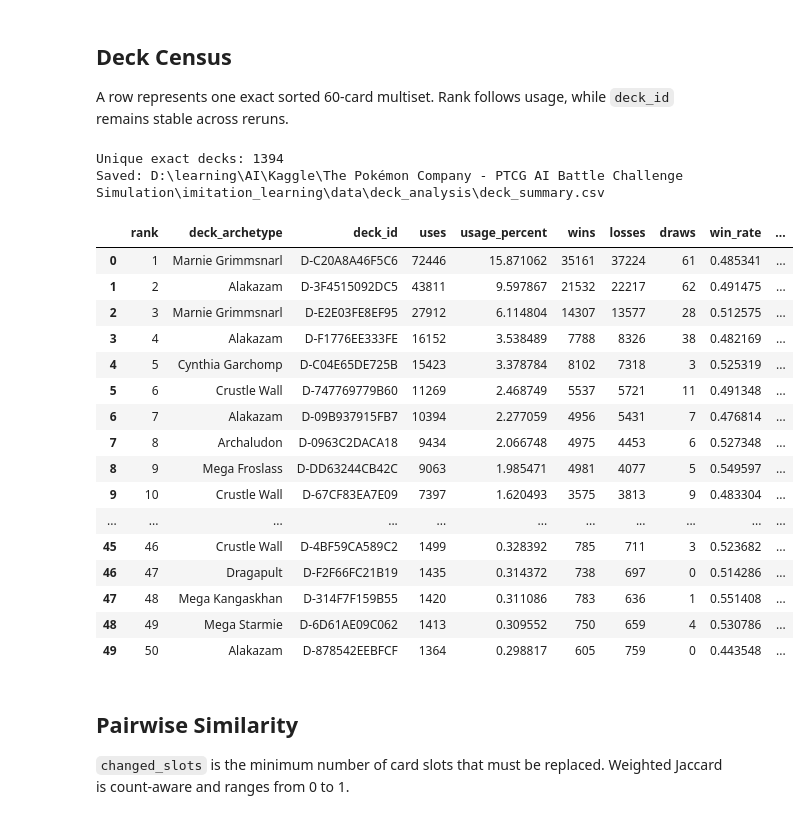
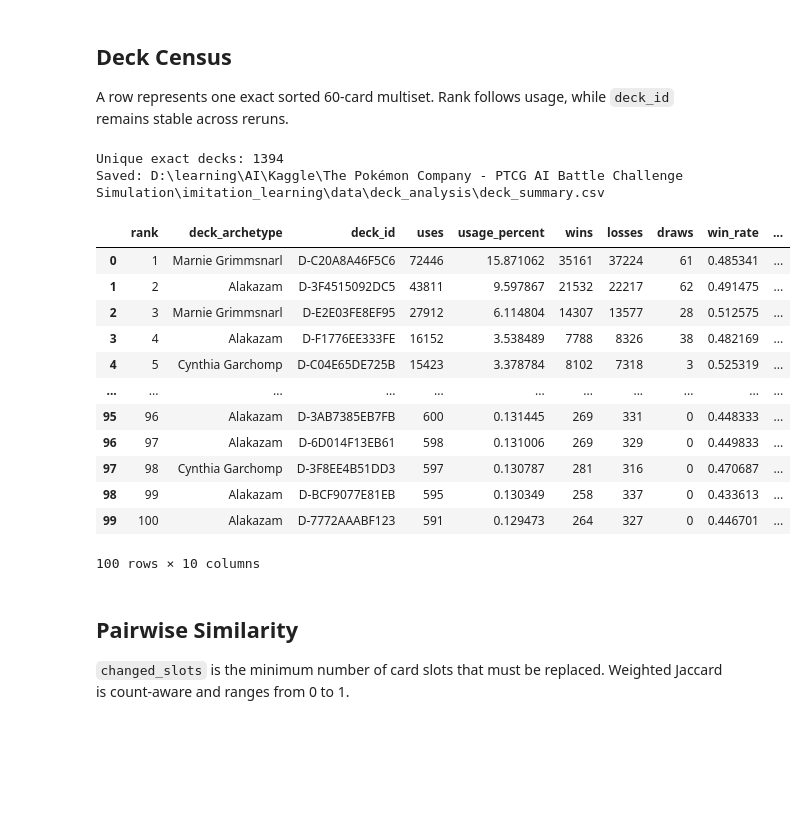
Before and after one commit to Forrest-xlz/PTCG-kaggle, a Jupyter notebook: imitation_learning/deck/deck_eda.ipynb, the cells around one changed output. Saved outputs shown, nothing was run; the diff lists cells and outputs as text; code cells hidden in the pictures; blank space fills up the shorter version.

```diff
--- a/imitation_learning/deck/deck_eda.ipynb
+++ b/imitation_learning/deck/deck_eda.ipynb
@@ -103,36 +103,32 @@ A row represents one exact sorted 60-card multiset. Rank follows usage, while `d
 # %%
 deck_summary = build_deck_census(deck_facts, catalog)
 OUTPUT_DIR.mkdir(parents=True, exist_ok=True)
 summary_path = OUTPUT_DIR / 'deck_summary.csv'
 deck_summary.to_csv(summary_path, index=False, encoding='utf-8-sig')
 
 print('Unique exact decks:', len(deck_summary))
 print('Saved:', summary_path)
 display(
     deck_summary[
         ['rank', 'deck_archetype', 'deck_id', 'uses', 'usage_percent', 'wins', 'losses', 'draws', 'win_rate', 'unique_opponent_decks']
-    ].head(50)
+    ].head(100)
 )
 # %% [output]
 Unique exact decks: 1394
 Saved: D:\learning\AI\Kaggle\The Pokémon Company - PTCG AI Battle Challenge Simulation\imitation_learning\data\deck_analysis\deck_summary.csv
 |  | rank | deck_archetype | deck_id | uses | usage_percent | wins | losses | draws | win_rate | ... |
 | 0 | 1 | Marnie Grimmsnarl | D-C20A8A46F5C6 | 72446 | 15.871062 | 35161 | 37224 | 61 | 0.485341 | ... |
 | 1 | 2 | Alakazam | D-3F4515092DC5 | 43811 | 9.597867 | 21532 | 22217 | 62 | 0.491475 | ... |
 | 2 | 3 | Marnie Grimmsnarl | D-E2E03FE8EF95 | 27912 | 6.114804 | 14307 | 13577 | 28 | 0.512575 | ... |
 | 3 | 4 | Alakazam | D-F1776EE333FE | 16152 | 3.538489 | 7788 | 8326 | 38 | 0.482169 | ... |
 | 4 | 5 | Cynthia Garchomp | D-C04E65DE725B | 15423 | 3.378784 | 8102 | 7318 | 3 | 0.525319 | ... |
-| 5 | 6 | Crustle Wall | D-747769779B60 | 11269 | 2.468749 | 5537 | 5721 | 11 | 0.491348 | ... |
-| 6 | 7 | Alakazam | D-09B937915FB7 | 10394 | 2.277059 | 4956 | 5431 | 7 | 0.476814 | ... |
-| 7 | 8 | Archaludon | D-0963C2DACA18 | 9434 | 2.066748 | 4975 | 4453 | 6 | 0.527348 | ... |
-| 8 | 9 | Mega Froslass | D-DD63244CB42C | 9063 | 1.985471 | 4981 | 4077 | 5 | 0.549597 | ... |
-| 9 | 10 | Crustle Wall | D-67CF83EA7E09 | 7397 | 1.620493 | 3575 | 3813 | 9 | 0.483304 | ... |
 | ... | ... | ... | ... | ... | ... | ... | ... | ... | ... | ... |
-| 45 | 46 | Crustle Wall | D-4BF59CA589C2 | 1499 | 0.328392 | 785 | 711 | 3 | 0.523682 | ... |
-| 46 | 47 | Dragapult | D-F2F66FC21B19 | 1435 | 0.314372 | 738 | 697 | 0 | 0.514286 | ... |
-| 47 | 48 | Mega Kangaskhan | D-314F7F159B55 | 1420 | 0.311086 | 783 | 636 | 1 | 0.551408 | ... |
-| 48 | 49 | Mega Starmie | D-6D61AE09C062 | 1413 | 0.309552 | 750 | 659 | 4 | 0.530786 | ... |
-| 49 | 50 | Alakazam | D-878542EEBFCF | 1364 | 0.298817 | 605 | 759 | 0 | 0.443548 | ... |
+| 95 | 96 | Alakazam | D-3AB7385EB7FB | 600 | 0.131445 | 269 | 331 | 0 | 0.448333 | ... |
+| 96 | 97 | Alakazam | D-6D014F13EB61 | 598 | 0.131006 | 269 | 329 | 0 | 0.449833 | ... |
+| 97 | 98 | Cynthia Garchomp | D-3F8EE4B51DD3 | 597 | 0.130787 | 281 | 316 | 0 | 0.470687 | ... |
+| 98 | 99 | Alakazam | D-BCF9077E81EB | 595 | 0.130349 | 258 | 337 | 0 | 0.433613 | ... |
+| 99 | 100 | Alakazam | D-7772AAABF123 | 591 | 0.129473 | 264 | 327 | 0 | 0.446701 | ... |
+100 rows × 10 columns
 # %% [markdown]
 ## Pairwise Similarity
 
```
Also changed, not shown: 9 other files.
